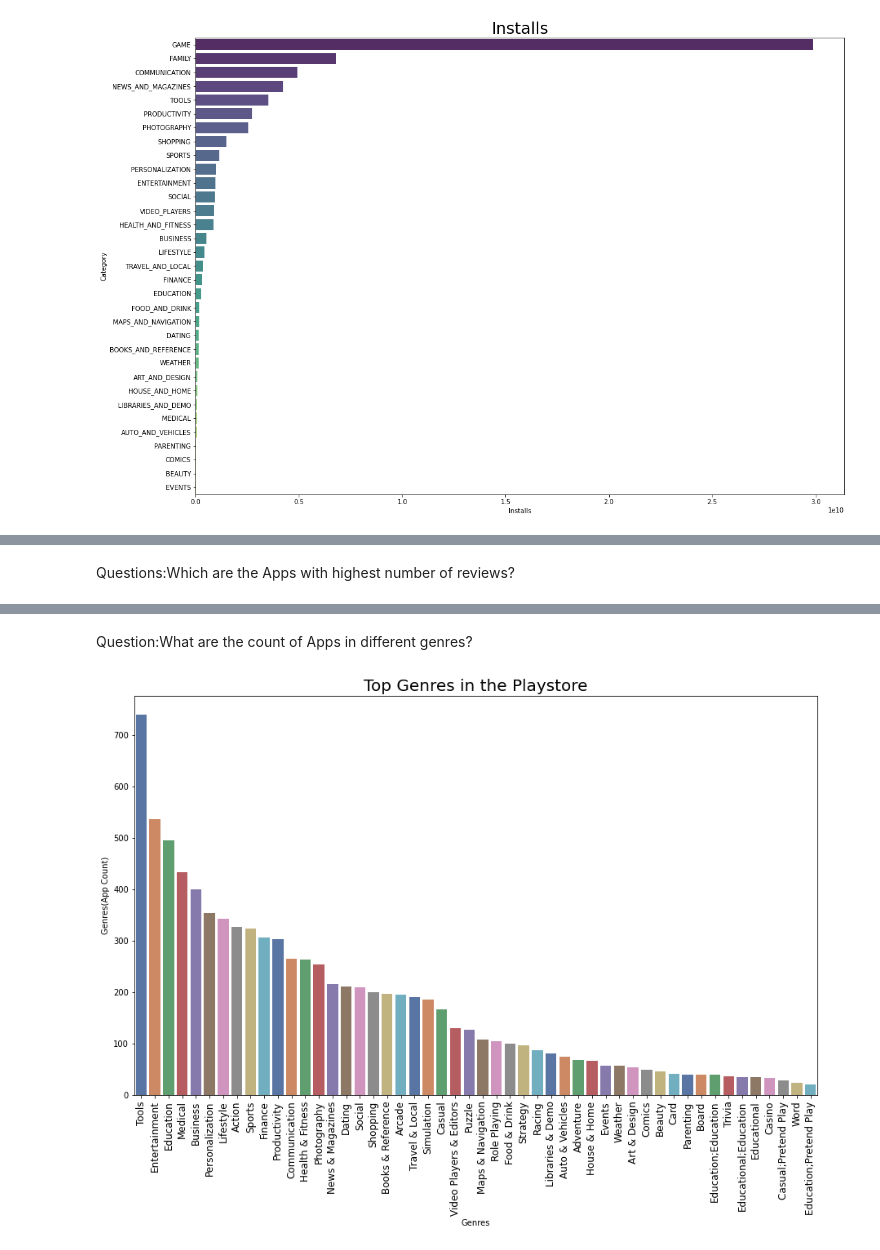
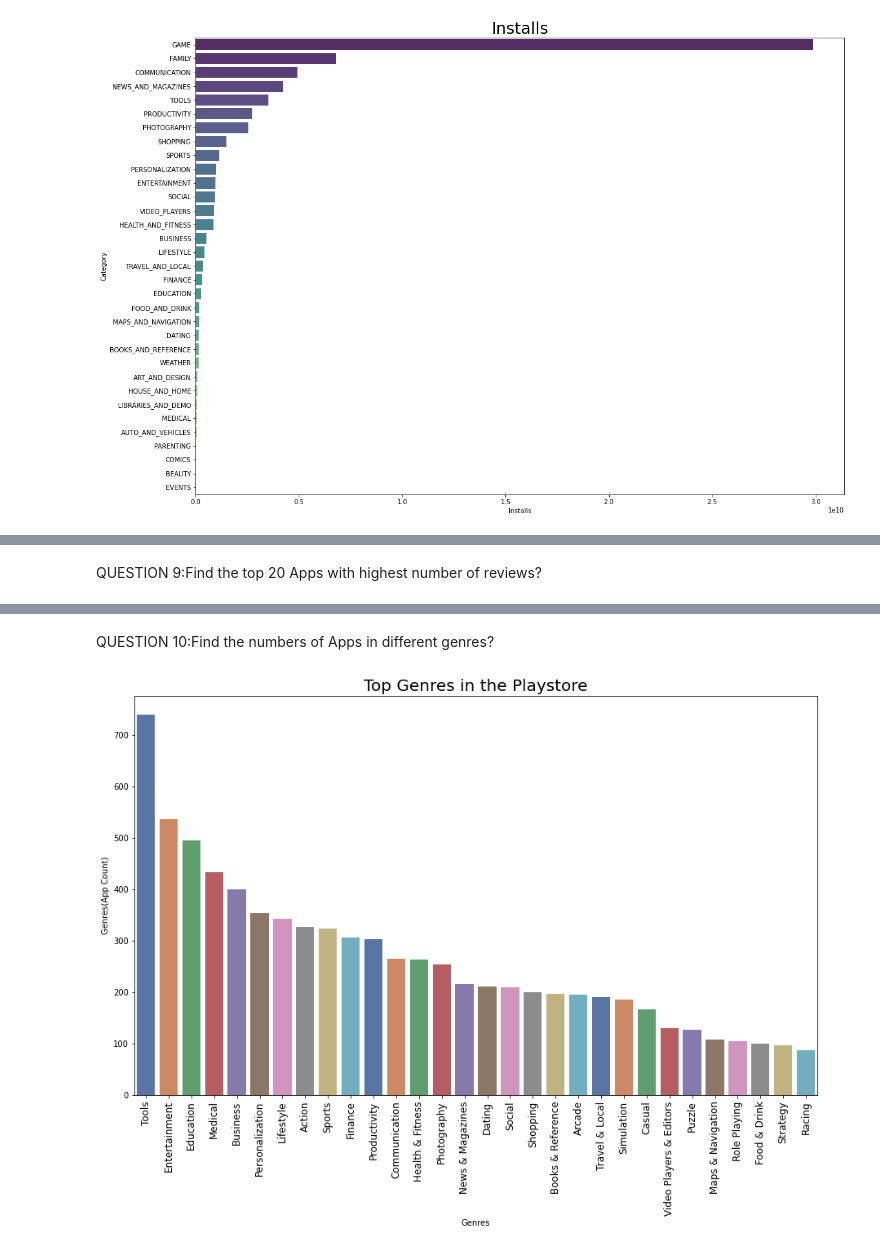
Before and after one commit to Swastik02aug/almabetter-EDA-project, a Jupyter notebook: Play_Store_App_Review_Analysis_Capstone_Project.ipynb, the cells around one changed output, grey strips where cells are left out. Drawn from its saved outputs; the diff is of its cells as text; code cells hidden in the pictures.

```diff
--- a/Play_Store_App_Review_Analysis_Capstone_Project.ipynb
+++ b/Play_Store_App_Review_Analysis_Capstone_Project.ipynb
@@ -502,3 +450,3 @@ plt.legend(top10PaidApps_df.App,
 # %% [markdown]
-Questions:Which are the Apps with highest number of reviews?
+QUESTION 9:Find the top 20 Apps with highest number of reviews?
 # %%
@@ -523,4 +471,4 @@ Apps_with_Highest_rev
 | 1751 | Candy Crush Saga | GAME | 4.4 | 22428456 | 74000000.0 | 500000000 | Free | 0.0 | Everyone | Casual | ... |
 | 1655 | Candy Crush Saga | GAME | 4.4 | 22426677 | 74000000.0 | 500000000 | Free | 0.0 | Everyone | Casual | ... |
 # %% [markdown]
-Question:What are the count of Apps in different genres?
+QUESTION 10:Find the numbers of Apps in different genres?
@@ -529,17 +475,20 @@ topAppsinGenres = psd['Genres'].value_counts().head(50)
+# %%
+#  there are 61 types of genere  ,plotting all on a plot is very hazy so we plot upto 30 only.
+genere= psd['Genres'].value_counts().head(30)
 # %%
-x3sis = []
-y3sis = []
+x = []
+y = []
 
-for i in range(len(topAppsinGenres)):
-    x3sis.append(topAppsinGenres.index[i])
-    y3sis.append(topAppsinGenres[i])
+for i in range(len(genere)):
+    x.append(genere.index[i])
+    y.append(genere[i])
 # %%
 plt.figure(figsize=(15,9))
 plt.ylabel('Genres(App Count)')
 plt.xlabel('Genres')
-graph = sns.barplot(x=x3sis,y=y3sis,palette="deep")
+graph = sns.barplot(x=x,y=y,palette="deep")
 graph.set_xticklabels(graph.get_xticklabels(), rotation=90, fontsize=12)
 graph.set_title("Top Genres in the Playstore", fontsize = 20);
 # %% [output]
-[figure, old version]
+[figure, new version]
 # %% [markdown]
```
Also changed, not shown: parts of 34 cells of this notebook.
